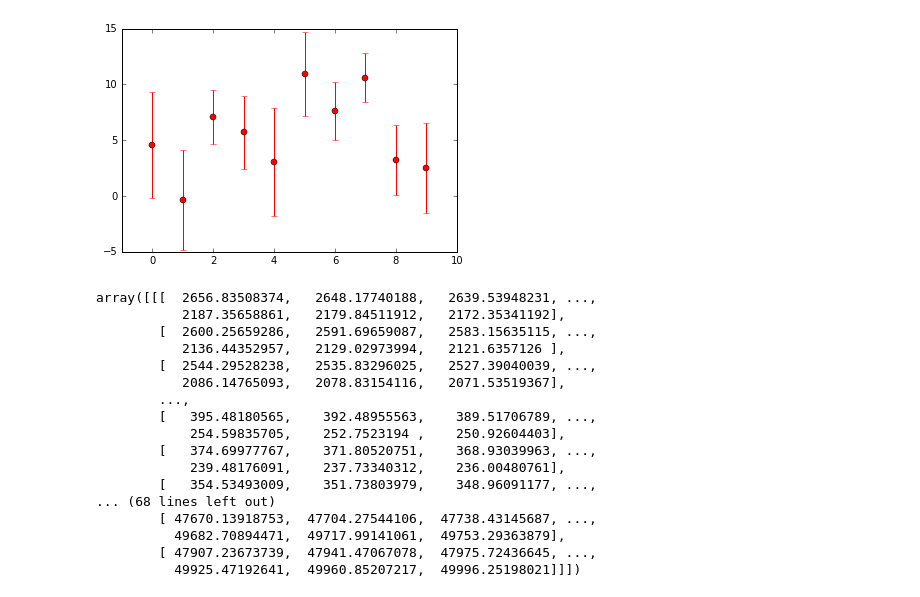
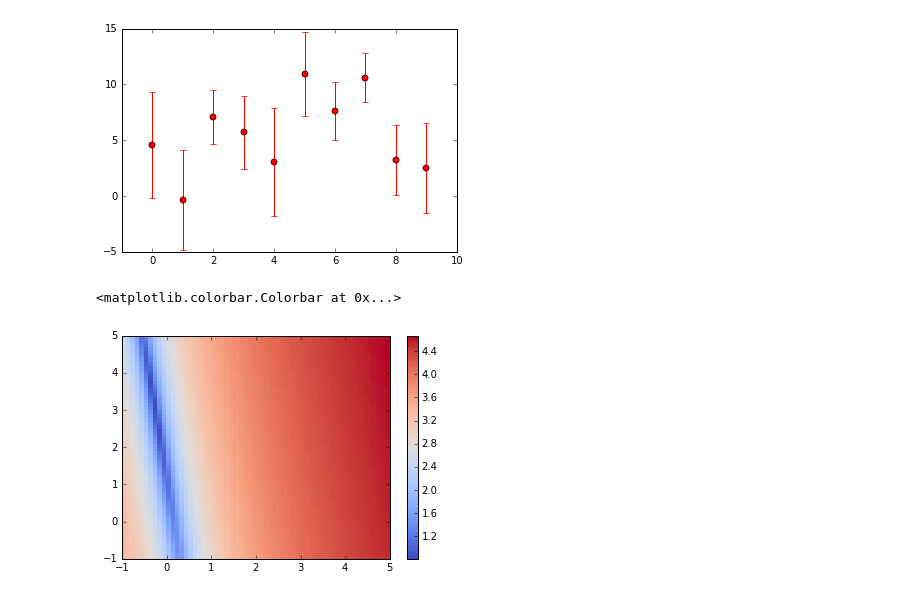
Before and after one commit to ClaudioNahmad/ProyectoMACSS, a Jupyter notebook: Chi_Square.ipynb, the cells around one changed output. Cells and saved outputs as stored; diff of their text form; code cells hidden in the pictures.

```diff
--- a/Chi_Square.ipynb
+++ b/Chi_Square.ipynb
@@ -24,23 +25,12 @@ for indexA in range(0,len(arr_a)):
         for indexC in range(0,len(arr_c)):
             ymod = arr_a[indexA] * np.power(x,2) + arr_b[indexB] * x + arr_c[indexC]
             arr3D[indexA,indexB,indexC] = np.sum(np.power(ymod - y,2)/np.power(err,2))
-# %%
-arr3D
-# %% [output]
-array([[[  2656.83508374,   2648.17740188,   2639.53948231, ...,
-           2187.35658861,   2179.84511912,   2172.35341192],
-        [  2600.25659286,   2591.69659087,   2583.15635115, ...,
-           2136.44352957,   2129.02973994,   2121.6357126 ],
-        [  2544.29528238,   2535.83296025,   2527.39040039, ...,
-           2086.14765093,   2078.83154116,   2071.53519367],
-        ...,
-        [   395.48180565,    392.48955563,    389.51706789, ...,
-            254.59835705,    252.7523194 ,    250.92604403],
-        [   374.69977767,    371.80520751,    368.93039963, ...,
-            239.48176091,    237.73340312,    236.00480761],
-        [   354.53493009,    351.73803979,    348.96091177, ...,
-... (68 lines left out)
-        [ 47670.13918753,  47704.27544106,  47738.43145687, ...,
-          49682.70894471,  49717.99141061,  49753.29363879],
-        [ 47907.23673739,  47941.47067078,  47975.72436645, ...,
-          49925.47192641,  49960.85207217,  49996.25198021]]])
+# %%
+tmin = np.unravel_index(arr3D.argmin(),arr3D.shape)
+
+plt.pcolormesh(arr_a, arr_b, np.transpose(np.log10(arr3D[:,:,tmin[2]])),cmap='coolwarm')
+
+plt.colorbar()
+# %% [output]
+<matplotlib.colorbar.Colorbar at 0x...>
+[figure, added]
```
Also changed, not shown: parts of 8 cells of this notebook.
